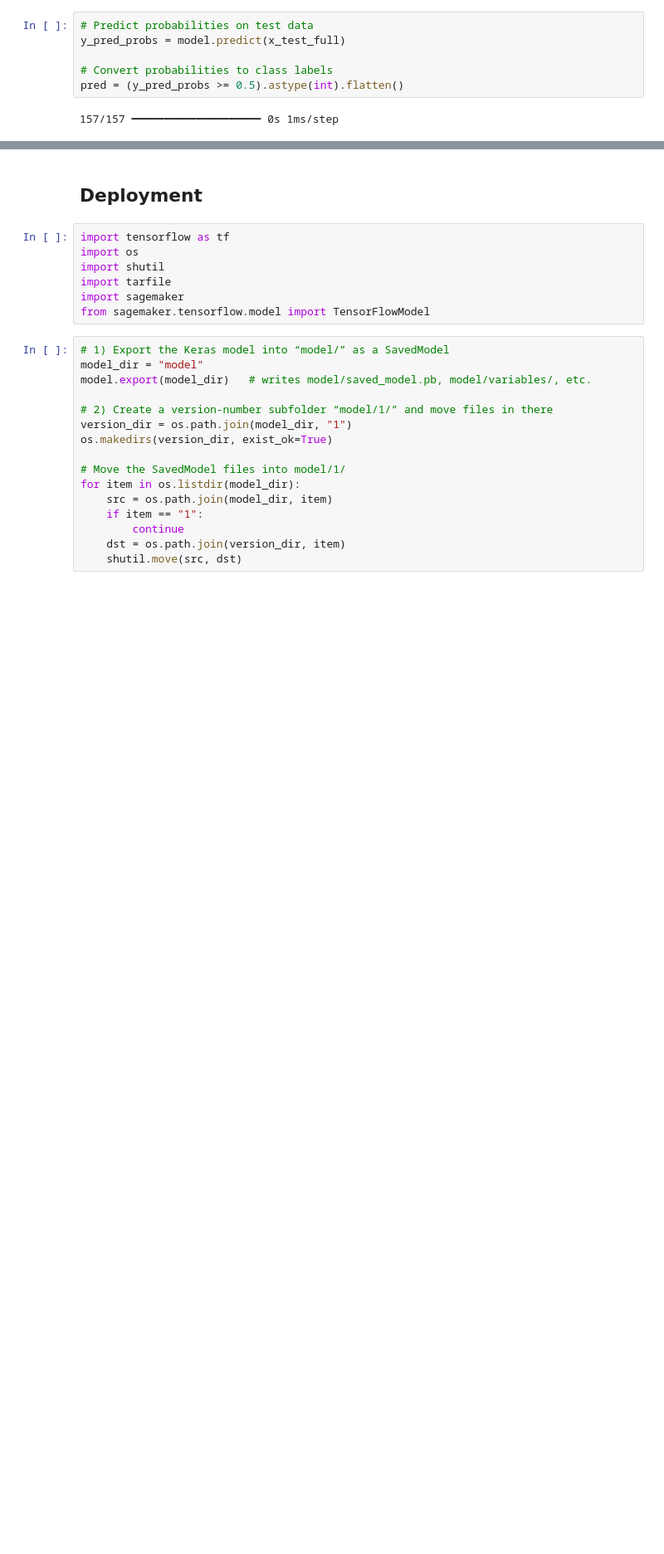
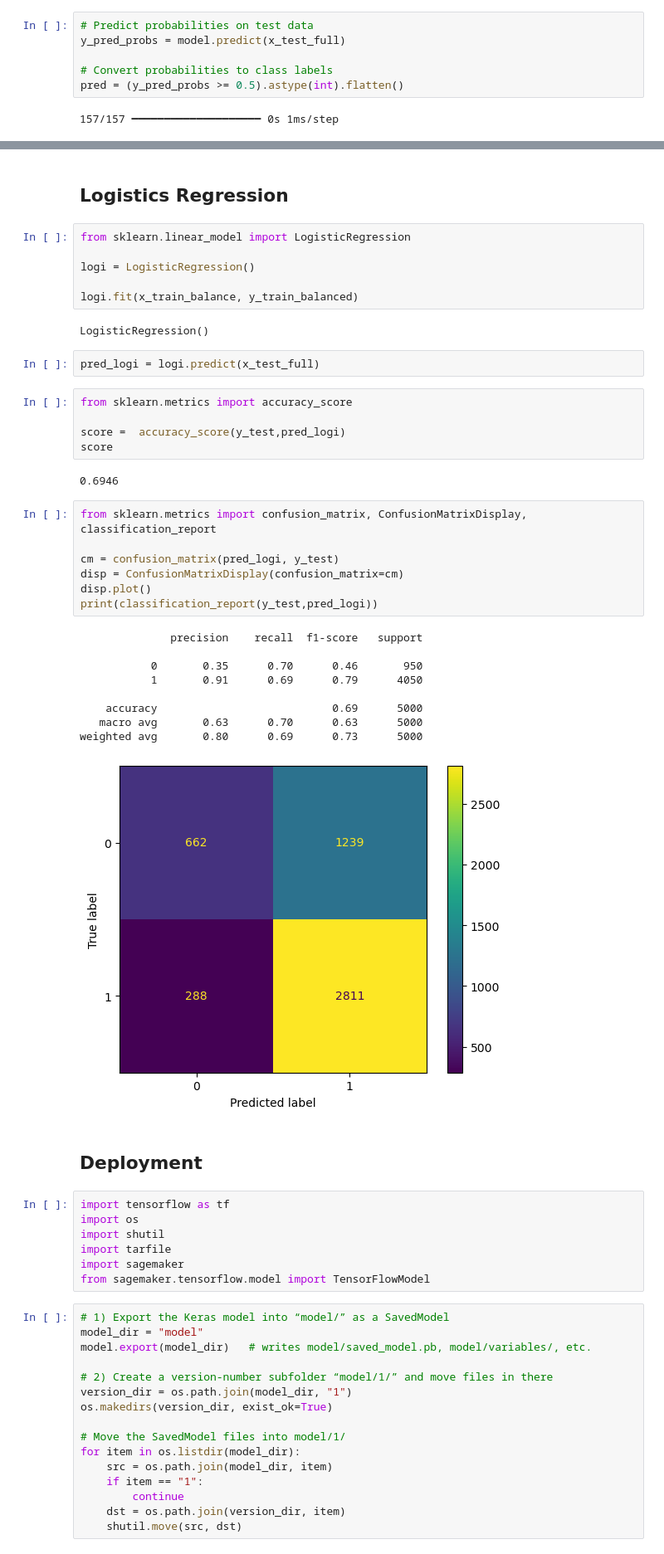
Before and after one commit to AAILopez/AAI-540, a Jupyter notebook: Models.ipynb, the cells around one changed output, grey strips where cells are left out. Shown at 83% size. Saved outputs shown, nothing was run; the diff lists cells and outputs as text; blank space fills up the shorter version.

Commit message:
combined Luis and Aaron models into one file. Working on feature store then into deployment

```diff
--- a/Shallow_NN.ipynb
+++ b/Models.ipynb
@@ -267,3 +271,39 @@ weighted avg       0.81      0.66      0.70      5000
+# %% [markdown]
+## Logistics Regression
+# %%
+from sklearn.linear_model import LogisticRegression
+
+logi = LogisticRegression()
+
+logi.fit(x_train_balance, y_train_balanced)
+# %% [output]
+LogisticRegression()
+# %%
+pred_logi = logi.predict(x_test_full)
+# %%
+from sklearn.metrics import accuracy_score
+
+score =  accuracy_score(y_test,pred_logi)
+score
+# %% [output]
+0.6946
+# %%
+from sklearn.metrics import confusion_matrix, ConfusionMatrixDisplay, classification_report
+
+cm = confusion_matrix(pred_logi, y_test)
+disp = ConfusionMatrixDisplay(confusion_matrix=cm)
+disp.plot()
+print(classification_report(y_test,pred_logi))
+# %% [output]
+              precision    recall  f1-score   support
+
+           0       0.35      0.70      0.46       950
+           1       0.91      0.69      0.79      4050
+
+    accuracy                           0.69      5000
+   macro avg       0.63      0.70      0.63      5000
+weighted avg       0.80      0.69      0.73      5000
+[figure, added]
 # %% [markdown]
 ## Deployment
 # %%
```
Also changed, not shown: parts of 3 cells of this notebook.
